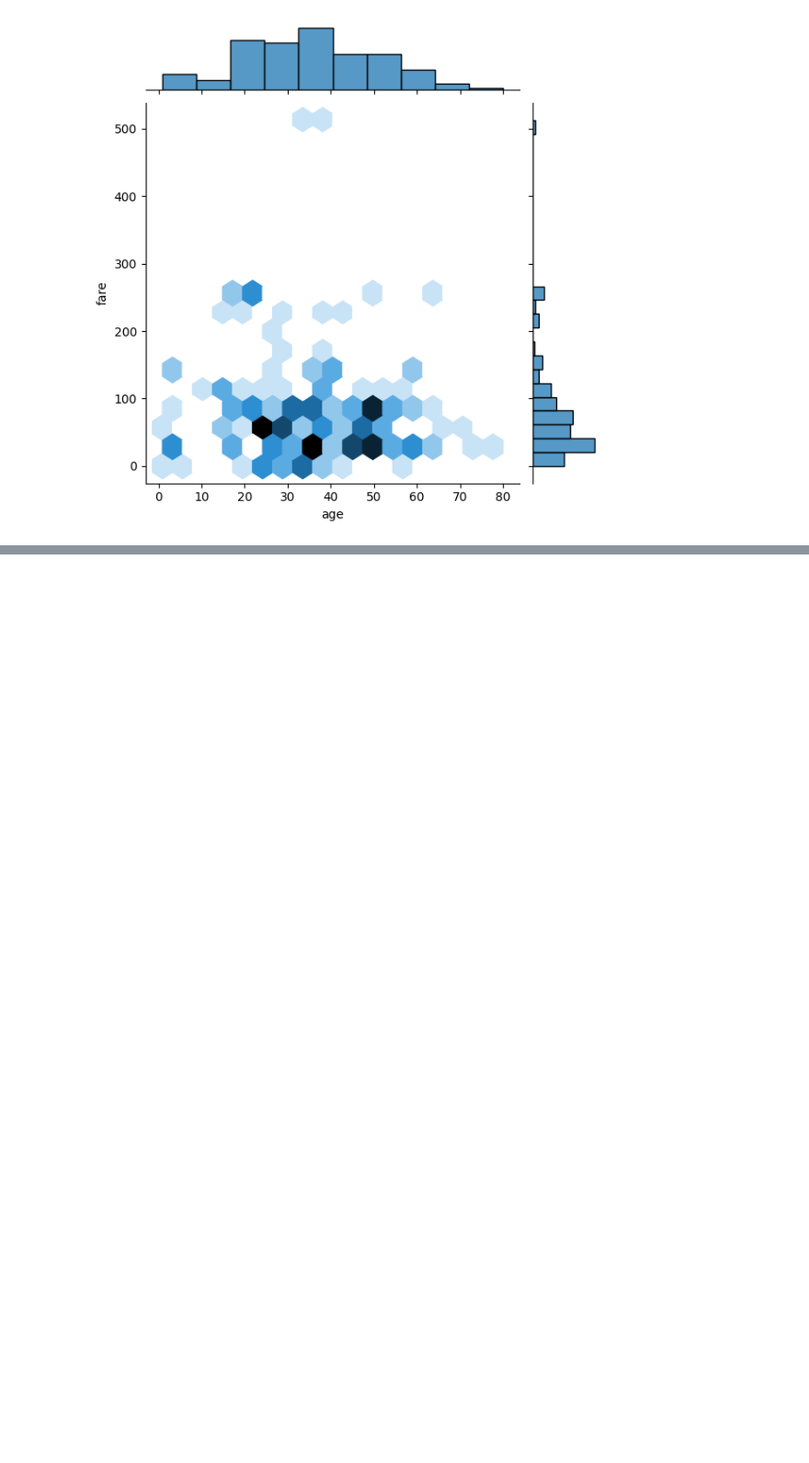
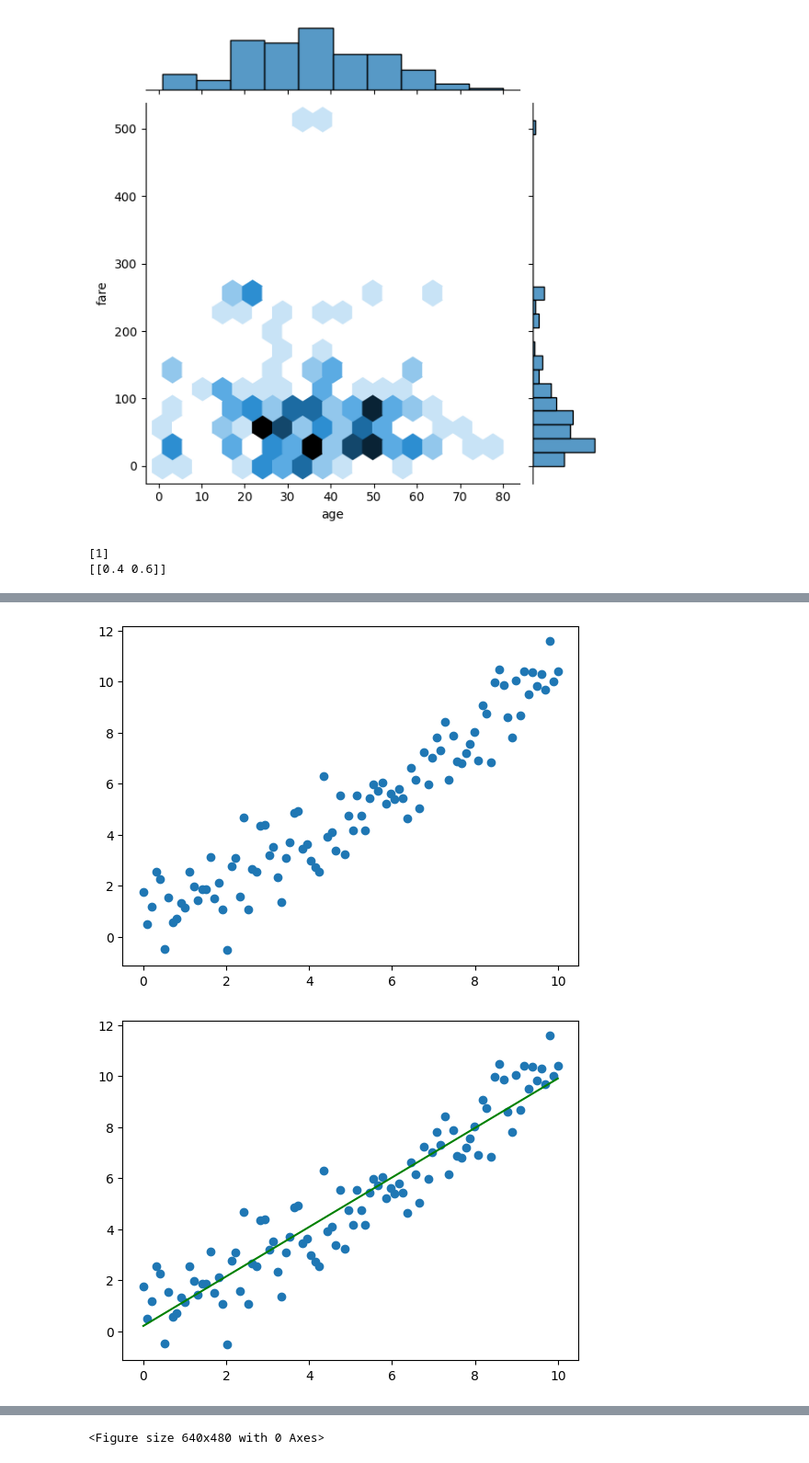
Before and after one commit to Bastion-LAB-UNIKIN/python_learning, a Jupyter notebook: machine_lenia.ipynb, the cells around one changed output, grey strips where cells are left out. Shown at 92% size. Drawn from its saved outputs; the diff is of its cells as text; code cells hidden in the pictures; blank space fills up the shorter version.

```diff
--- a/machine_lenia.ipynb
+++ b/machine_lenia.ipynb
@@ -1107,3 +1107,80 @@ sns.jointplot(x='age', y='fare', data=titanic, kind='hex')
 [figure]
 # %%
 # video 20
+
+
+#scikit learn
+
+import sys
+
+sys.executable
+
+np.random.seed(0)
+m = 100
+X = np.linspace(0, 10, m).reshape(m, 1)
+y = X + np.random.randn(m, 1)
+
+plt.scatter(X, y)
+
+plt.figure()
+
+from sklearn.linear_model import LinearRegression
+
+model = LinearRegression()
+
+model.fit(X, y)
+model.score(X, y)
+
+predict = model.predict(X)
+plt.scatter(X,y)
+plt.plot(X, predict, c = 'g')
+
+# Regression
+
+plt.figure()
+
+y = X**2 + np.random.randn(m,1)
+
+plt.scatter(X, y)
+
+from sklearn.svm import SVR
+
+plt.figure()
+model = SVR( C = 10000)
+model.fit(X,y)
+model.score(X,y)
+
+predict = model.predict(X)
+
+plt.scatter(X,y)
+plt.plot(X,predict, c = 'r')
+
+
+# classification
+
+plt.figure()
+
+titanic = titanic[['survived', 'pclass', 'sex', 'age']]
+titanic.dropna(axis = 0, inplace=True)
+titanic['sex'].replace(['male', 'female'], [0,1], inplace = True)
+titanic.head()
+
+from sklearn.neighbors import KNeighborsClassifier
+
+model = KNeighborsClassifier()
+y = titanic['survived']
+X = titanic.drop('survived', axis = 1)
+
+model.fit(X,y)
+model.score(X,y)
+model.predict(X)
+
+def survie(model, pclass,  sex, age):
+    x = np.array([pclass, sex, age]).reshape(1,3)
+    print(model.predict(x))
+    print(model.predict_proba(x))
+
+survie(model, pclass = 3, sex = 0, age = 21)
+# %% [output]
+[1]
+[[0.4 0.6]]
@@ -1109,0 +1193,2 @@ sns.jointplot(x='age', y='fare', data=titanic, kind='hex')
+[figure, added]
+[figure, added]
@@ -1109,0 +1197 @@ sns.jointplot(x='age', y='fare', data=titanic, kind='hex')
+<Figure size 640x480 with 0 Axes>
```
Also changed, not shown: parts of 4 cells of this notebook, 1 other file.
